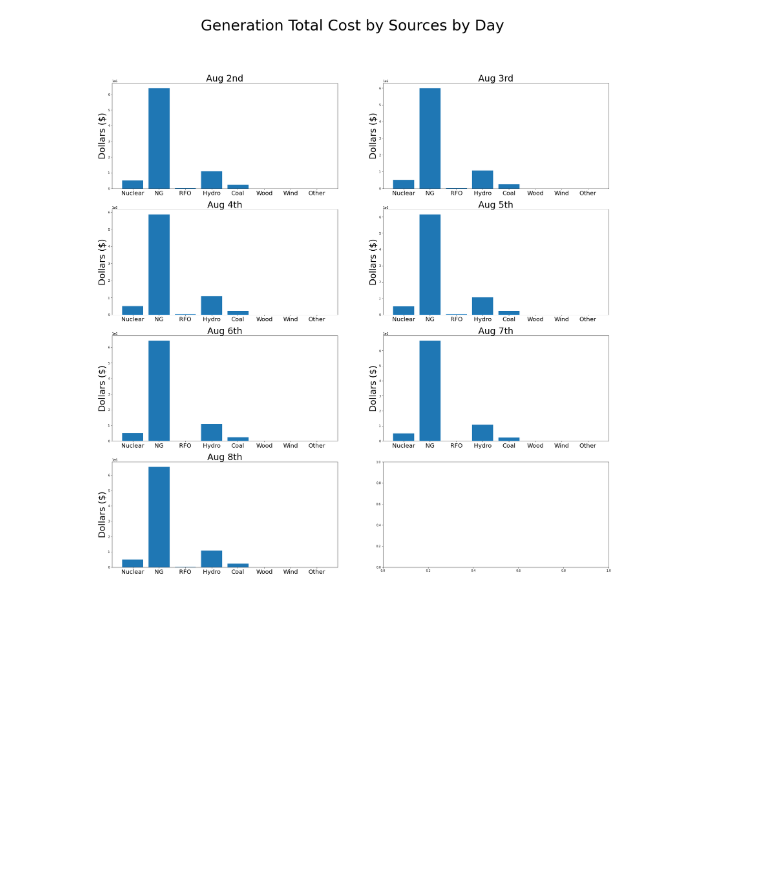
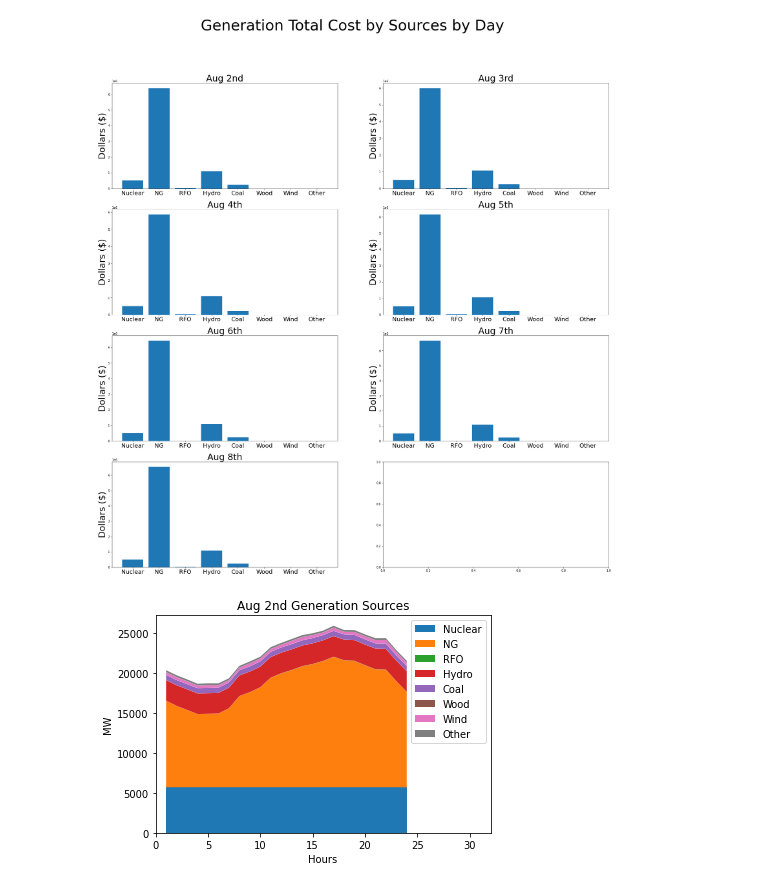
Before and after one commit to alberlin232/ML-Energy-Capstone, a Jupyter notebook: NYISO/SCUC_Visualization.ipynb, the cells around one changed output. Drawn from its saved outputs; the diff is of its cells as text; code cells hidden in the pictures; blank space fills up the shorter version.

Commit message:
Redid Graphs to add hour granularity and started to connect to google drive

```diff
--- a/NYISO/SCUC_Visualization.ipynb
+++ b/NYISO/SCUC_Visualization.ipynb
@@ -292,3 +380,14 @@ axs[3,0].tick_params(axis='x', labelsize=20)
 plt.show()
 # %% [output]
 [figure]
+# %%
+fig, ax = plt.subplots()
+plt.stackplot(list(range(1,25)), aug2['Nuclear'], aug2['NG'], aug2['RFO'], aug2['Hydro'], aug2['Coal'], aug2['Wood'], aug2['Wind'], aug2['Other'], labels=['Nuclear', 'NG', 'RFO', 'Hydro', 'Coal', 'Wood', 'Wind', 'Other', ])
+ax.set_ylabel('MW')
+ax.set_xlabel('Hours')
+ax.set_title('Aug 2nd Generation Sources')
+plt.xlim(0,32)
+plt.legend()
+plt.show()
+# %% [output]
+[figure, added]
```
Also changed, not shown: parts of 4 cells of this notebook.
